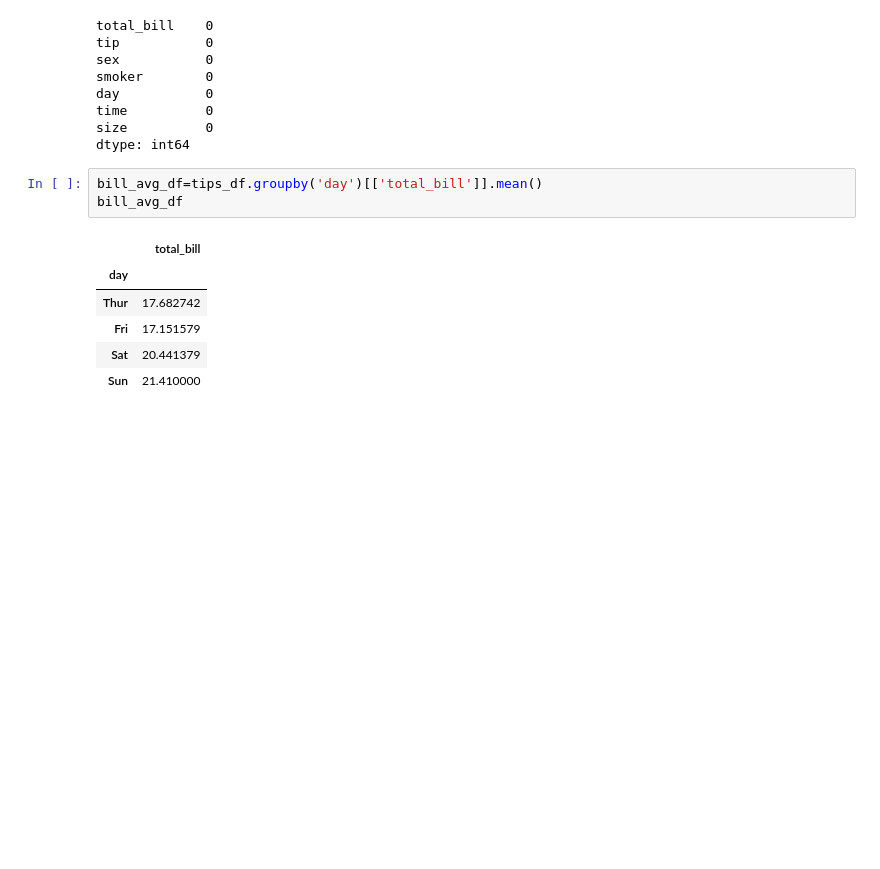
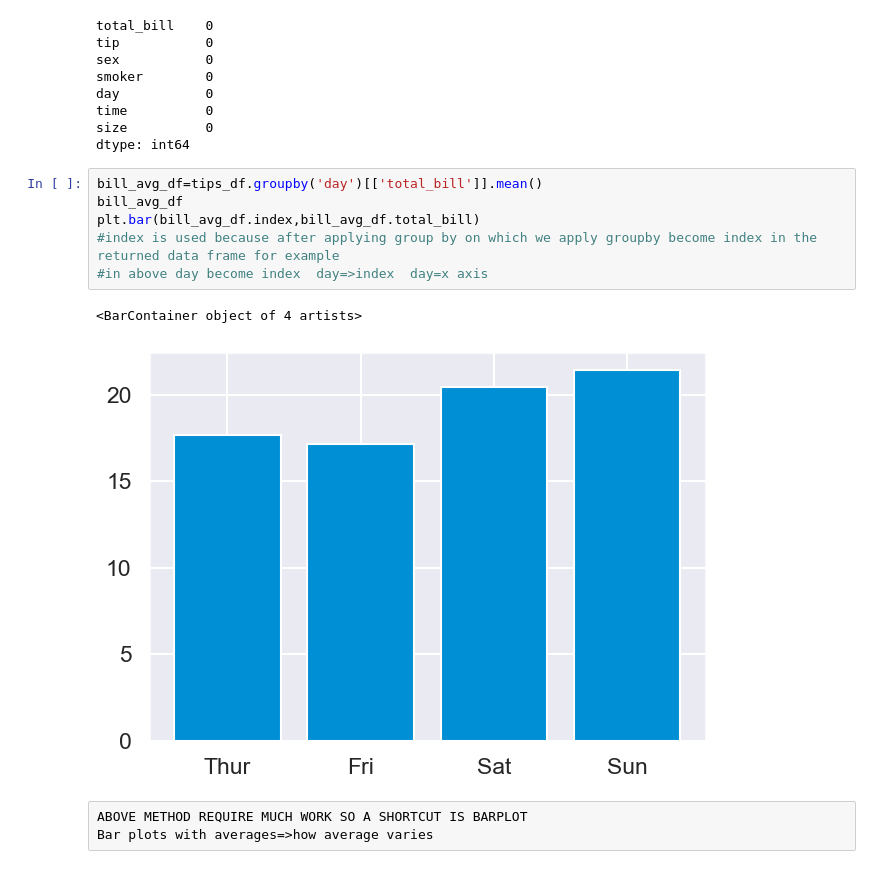
Before and after one commit to root459/DATAanalysis, a Jupyter notebook: datavisualization.ipynb, the cells around one changed output. Drawn from its saved outputs; the diff is of its cells as text; blank space fills up the shorter version.

```diff
--- a/datavisualization.ipynb
+++ b/datavisualization.ipynb
@@ -346,10 +349,12 @@ dtype: int64
 # %%
 bill_avg_df=tips_df.groupby('day')[['total_bill']].mean()
 bill_avg_df
+plt.bar(bill_avg_df.index,bill_avg_df.total_bill)
+#index is used because after applying group by on which we apply groupby become index in the returned data frame for example
+#in above day become index  day=>index  day=x axis
 # %% [output]
-|  | total_bill |
-| day |  |
-| Thur | 17.682742 |
-| Fri | 17.151579 |
-| Sat | 20.441379 |
-| Sun | 21.410000 |
+<BarContainer object of 4 artists>
+[figure, added]
+# %% [raw]
+ABOVE METHOD REQUIRE MUCH WORK SO A SHORTCUT IS BARPLOT
+Bar plots with averages=>how average varies
```
Also changed, not shown: parts of 5 cells of this notebook.
